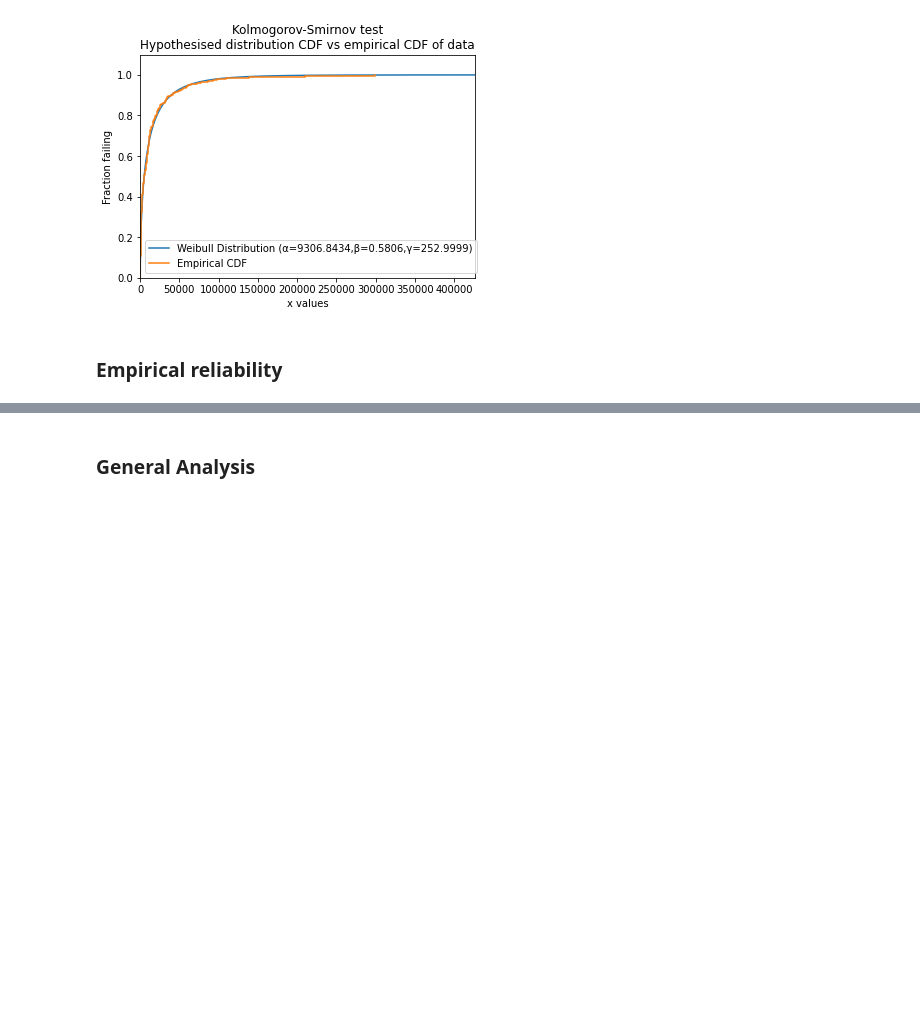
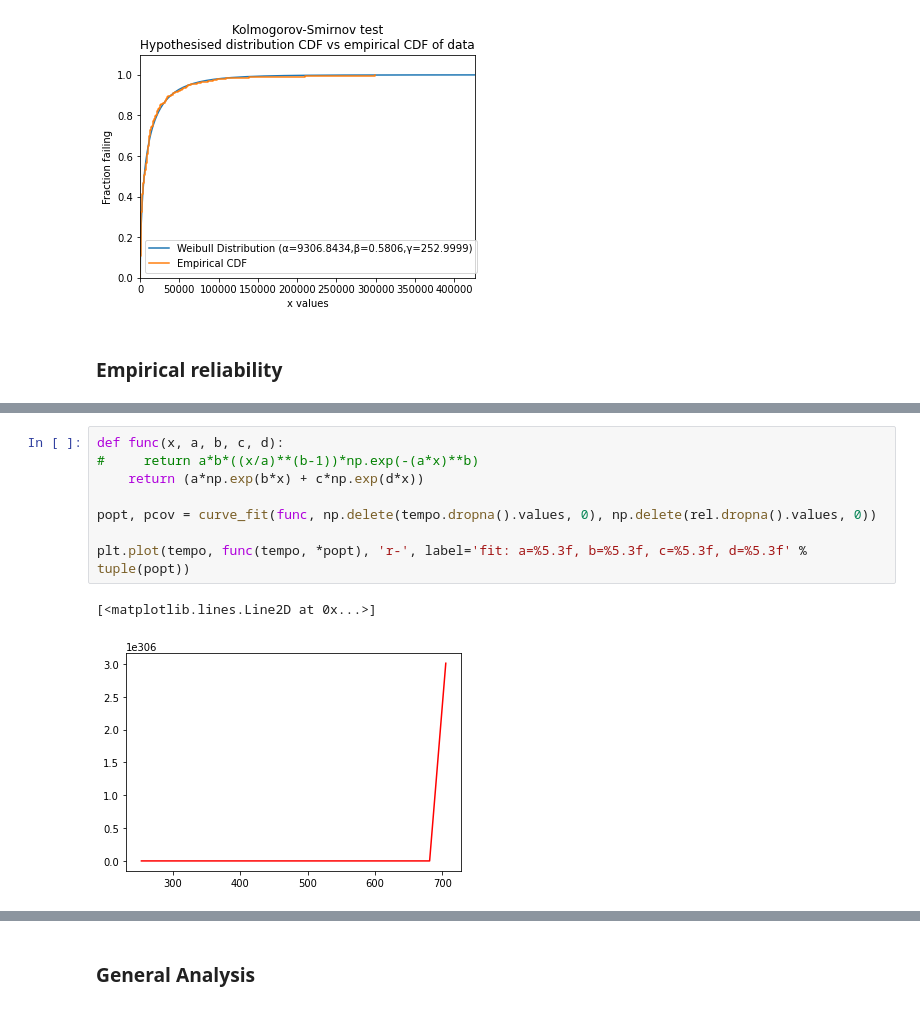
Before and after one commit to GuidoDC97/IE, a Jupyter notebook: Esercizio 5 FFDA/FFDA-Mercury.ipynb, the cells around one changed output, grey strips where cells are left out. Saved outputs shown, nothing was run; the diff lists cells and outputs as text; blank space fills up the shorter version.

```diff
--- a/Esercizio 5 FFDA/FFDA-Mercury.ipynb
+++ b/Esercizio 5 FFDA/FFDA-Mercury.ipynb
@@ -465,2 +470,13 @@ rel.to_csv('./Matlab/reliability_Mercury_system.csv', index=False)
 # %% [output]
 [figure]
+# %%
+def func(x, a, b, c, d):
+#     return a*b*((x/a)**(b-1))*np.exp(-(a*x)**b)
+    return (a*np.exp(b*x) + c*np.exp(d*x))
+
+popt, pcov = curve_fit(func, np.delete(tempo.dropna().values, 0), np.delete(rel.dropna().values, 0))
+
+plt.plot(tempo, func(tempo, *popt), 'r-', label='fit: a=%5.3f, b=%5.3f, c=%5.3f, d=%5.3f' % tuple(popt))
+# %% [output]
+[<matplotlib.lines.Line2D at 0x...>]
+[figure, added]
```
Also changed, not shown: parts of 3 cells of this notebook, 2 other files.
